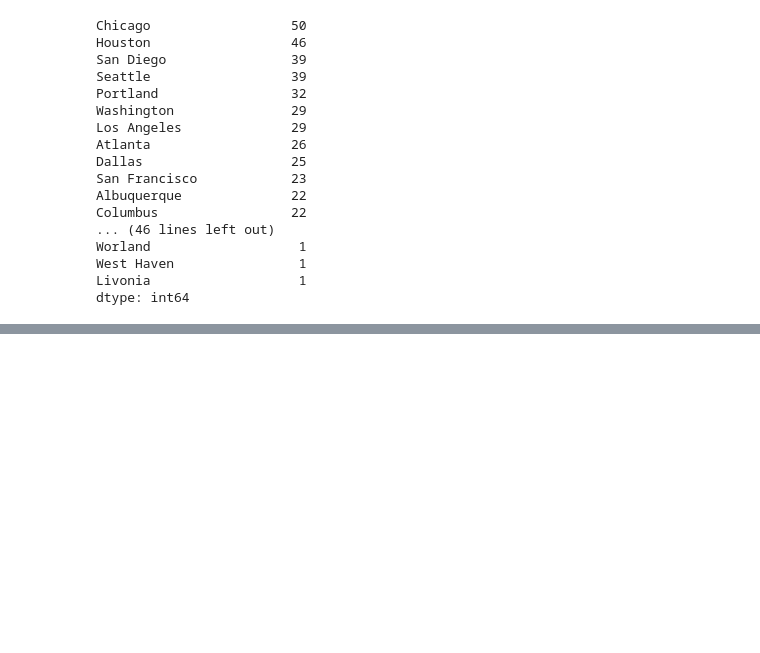
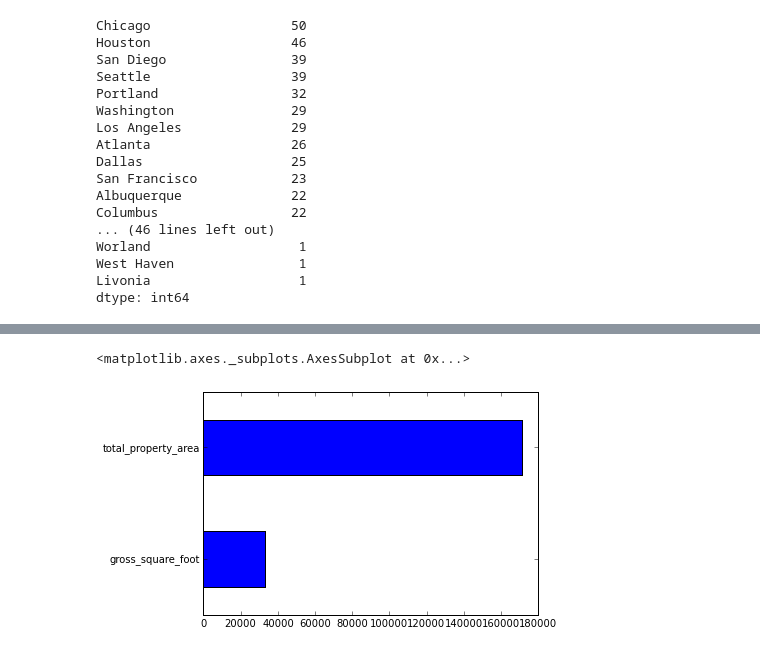
Before and after one commit to Data-Science-TIY/builditgreen, a Jupyter notebook: builditgreen/ExploreCityData.ipynb, the cells around one changed output, grey strips where cells are left out. Cells and saved outputs as stored; diff of their text form; code cells hidden in the pictures; blank space fills up the shorter version.

```diff
--- a/builditgreen/ExploreCityData.ipynb
+++ b/builditgreen/ExploreCityData.ipynb
@@ -240,0 +360,4 @@ sf_df_2009[['street', 'city', 'zip_code']]
+# %%
+kmeans5 = KMeans(5)
+kmeans5.fit(clus)
+clusters5 = kmeans5.predict(clus)
@@ -240,0 +416,2 @@ sf_df_2009[['street', 'city', 'zip_code']]
+# %%
+cluster_1_2009 = merged_df_2009_small[(merged_df_2009_small['clusters'] == 1)]
@@ -240,0 +480,6 @@ sf_df_2009[['street', 'city', 'zip_code']]
+# %%
+cluster_1_plot = cluster_1_2009[['gross_square_foot', 'total_property_area']]
+cluster_1_plot.mean().plot(kind = 'barh')
+# %% [output]
+<matplotlib.axes._subplots.AxesSubplot at 0x...>
+[figure, added]
```
Also changed, not shown: parts of 67 cells of this notebook, 1 other file.
